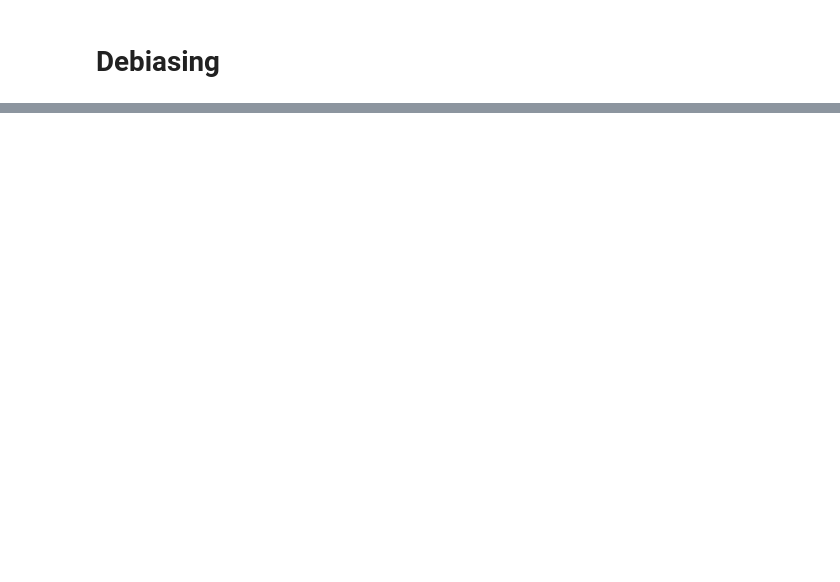
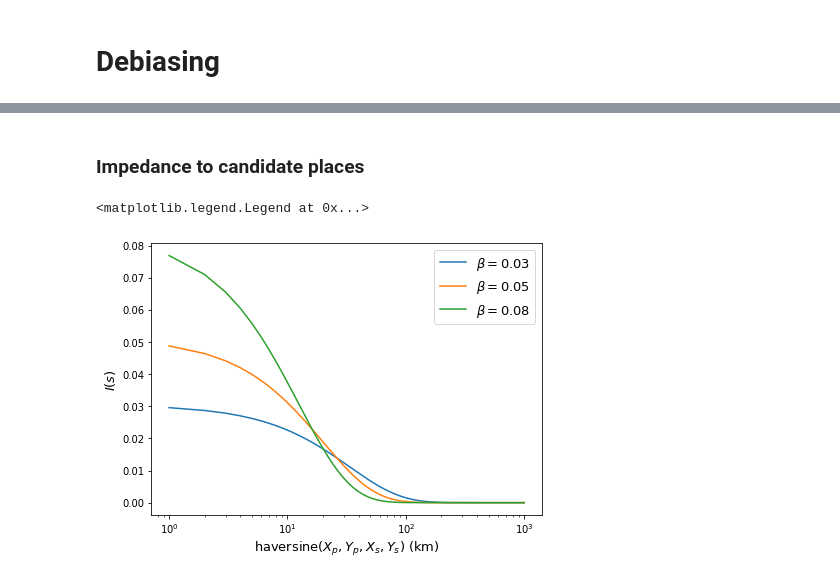
Before and after one commit to TheYuanLiao/individual_mobility_model, a Jupyter notebook: src/py/method-model-plots.ipynb, the cells around one changed output, grey strips where cells are left out. Cells and saved outputs as stored; diff of their text form; code cells hidden in the pictures; blank space fills up the shorter version.

```diff
--- a/src/py/method-model-plots.ipynb
+++ b/src/py/method-model-plots.ipynb
@@ -101,0 +93,20 @@ Text(0, 1.025, 'B')
+# %% [markdown]
+### Impedance to candidate places
+# %%
+betas = [0.03, 0.05, 0.08]
+
+fig, ax = plt.subplots(1,1, figsize=(7,5))
+
+for beta in betas:
+    line, = ax.plot(distance, distance_preference(distance, beta))
+    line.set_label(r"$\beta = {}$".format(beta))
+
+ax.set_xscale('log')
+
+ax.set_xlabel(r"haversine($X_p, Y_p, X_s, Y_s$) (km)", fontsize=13)
+ax.set_ylabel(r"$I(s)$", fontsize=13)
+
+ax.legend(fontsize=13)
+# %% [output]
+<matplotlib.legend.Legend at 0x...>
+[figure, added]
```
Also changed, not shown: parts of 10 cells of this notebook.
